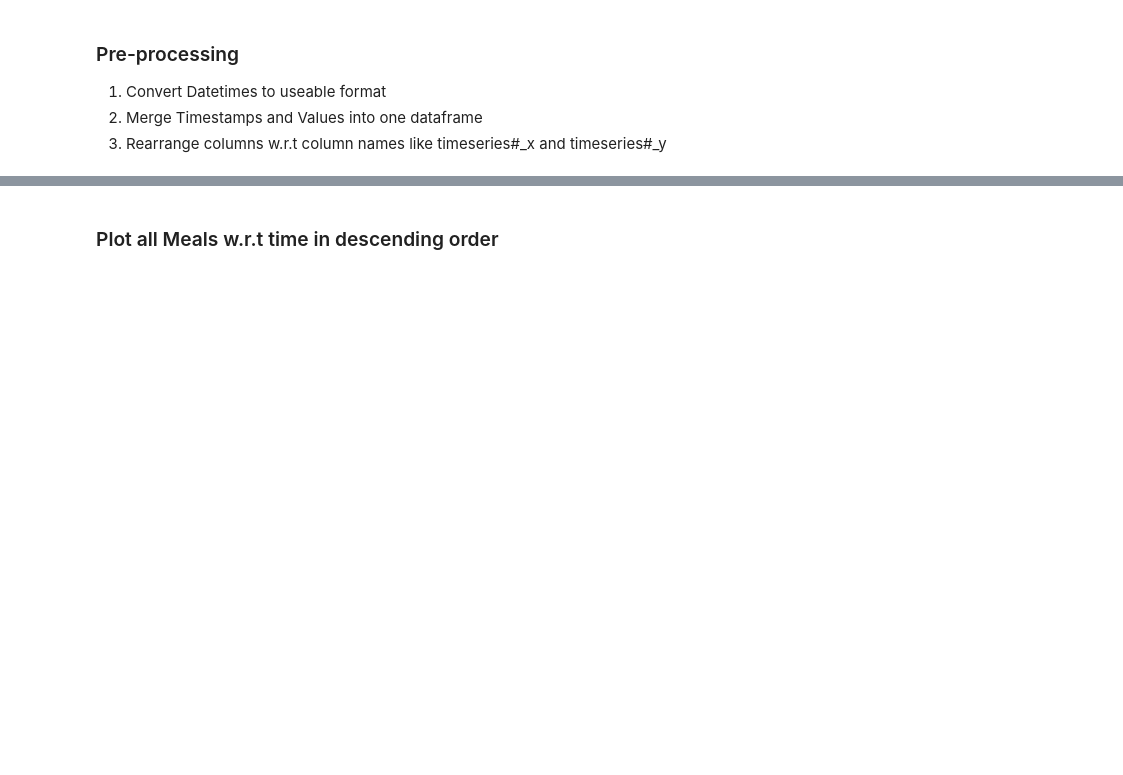
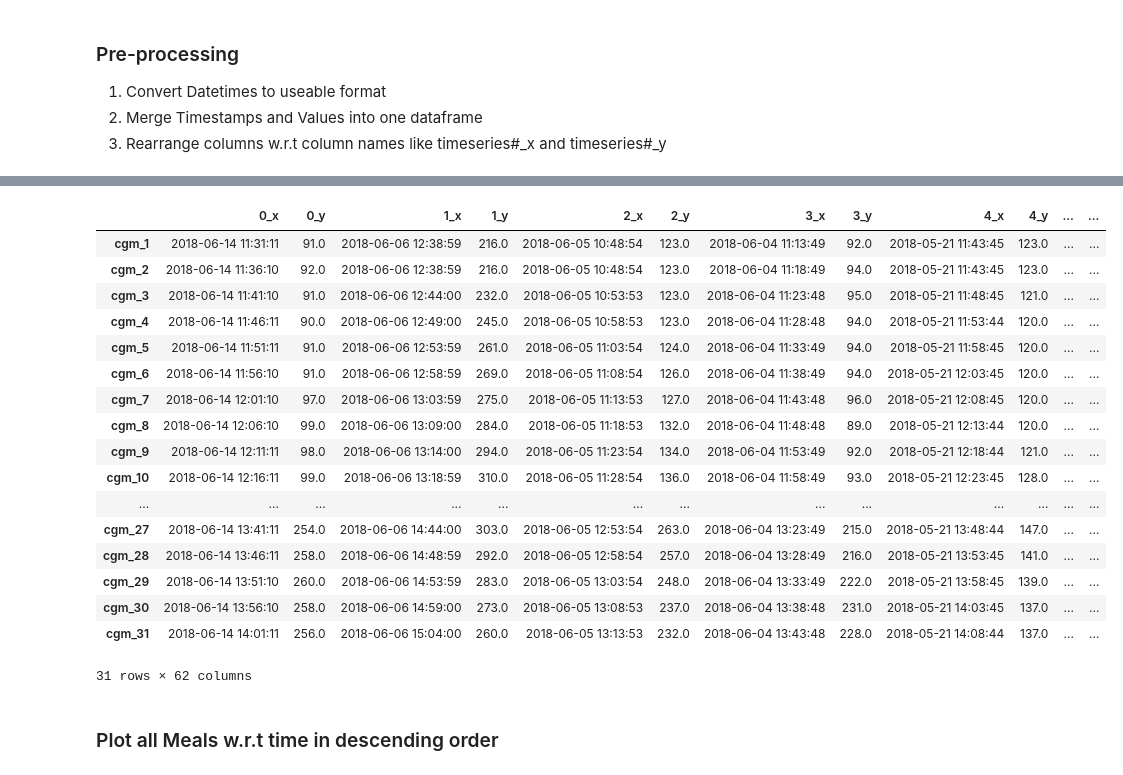
Before and after one commit to ankushtale/CSE572-HW1-CGMDataAnalysis, a Jupyter notebook: Group28_DM_Project1_CGM-OutOfRange.ipynb, the cells around one changed output, grey strips where cells are left out. Saved outputs shown, nothing was run; the diff lists cells and outputs as text; code cells hidden in the pictures; blank space fills up the shorter version.

```diff
--- a/Group28_DM_Project1_CGM-OutOfRange.ipynb
+++ b/Group28_DM_Project1_CGM-OutOfRange.ipynb
@@ -64,7 +125,27 @@ cgm_merged = cgm_merged.fillna(method='ffill', limit=2)
 # %%
 # sort timeseries
 for i in cgm_merged.columns:
     cgm_merged[i] = cgm_merged[i].values[::-1]
+cgm_merged
+# %% [output]
+|  | 0_x | 0_y | 1_x | 1_y | 2_x | 2_y | 3_x | 3_y | 4_x | 4_y | ... | ... |
+| cgm_1 | 2018-06-14 11:31:11 | 91.0 | 2018-06-06 12:38:59 | 216.0 | 2018-06-05 10:48:54 | 123.0 | 2018-06-04 11:13:49 | 92.0 | 2018-05-21 11:43:45 | 123.0 | ... | ... |
+| cgm_2 | 2018-06-14 11:36:10 | 92.0 | 2018-06-06 12:38:59 | 216.0 | 2018-06-05 10:48:54 | 123.0 | 2018-06-04 11:18:49 | 94.0 | 2018-05-21 11:43:45 | 123.0 | ... | ... |
+| cgm_3 | 2018-06-14 11:41:10 | 91.0 | 2018-06-06 12:44:00 | 232.0 | 2018-06-05 10:53:53 | 123.0 | 2018-06-04 11:23:48 | 95.0 | 2018-05-21 11:48:45 | 121.0 | ... | ... |
+| cgm_4 | 2018-06-14 11:46:11 | 90.0 | 2018-06-06 12:49:00 | 245.0 | 2018-06-05 10:58:53 | 123.0 | 2018-06-04 11:28:48 | 94.0 | 2018-05-21 11:53:44 | 120.0 | ... | ... |
+| cgm_5 | 2018-06-14 11:51:11 | 91.0 | 2018-06-06 12:53:59 | 261.0 | 2018-06-05 11:03:54 | 124.0 | 2018-06-04 11:33:49 | 94.0 | 2018-05-21 11:58:45 | 120.0 | ... | ... |
+| cgm_6 | 2018-06-14 11:56:10 | 91.0 | 2018-06-06 12:58:59 | 269.0 | 2018-06-05 11:08:54 | 126.0 | 2018-06-04 11:38:49 | 94.0 | 2018-05-21 12:03:45 | 120.0 | ... | ... |
+| cgm_7 | 2018-06-14 12:01:10 | 97.0 | 2018-06-06 13:03:59 | 275.0 | 2018-06-05 11:13:53 | 127.0 | 2018-06-04 11:43:48 | 96.0 | 2018-05-21 12:08:45 | 120.0 | ... | ... |
+| cgm_8 | 2018-06-14 12:06:10 | 99.0 | 2018-06-06 13:09:00 | 284.0 | 2018-06-05 11:18:53 | 132.0 | 2018-06-04 11:48:48 | 89.0 | 2018-05-21 12:13:44 | 120.0 | ... | ... |
+| cgm_9 | 2018-06-14 12:11:11 | 98.0 | 2018-06-06 13:14:00 | 294.0 | 2018-06-05 11:23:54 | 134.0 | 2018-06-04 11:53:49 | 92.0 | 2018-05-21 12:18:44 | 121.0 | ... | ... |
+| cgm_10 | 2018-06-14 12:16:11 | 99.0 | 2018-06-06 13:18:59 | 310.0 | 2018-06-05 11:28:54 | 136.0 | 2018-06-04 11:58:49 | 93.0 | 2018-05-21 12:23:45 | 128.0 | ... | ... |
+| ... | ... | ... | ... | ... | ... | ... | ... | ... | ... | ... | ... | ... |
+| cgm_27 | 2018-06-14 13:41:11 | 254.0 | 2018-06-06 14:44:00 | 303.0 | 2018-06-05 12:53:54 | 263.0 | 2018-06-04 13:23:49 | 215.0 | 2018-05-21 13:48:44 | 147.0 | ... | ... |
+| cgm_28 | 2018-06-14 13:46:11 | 258.0 | 2018-06-06 14:48:59 | 292.0 | 2018-06-05 12:58:54 | 257.0 | 2018-06-04 13:28:49 | 216.0 | 2018-05-21 13:53:45 | 141.0 | ... | ... |
+| cgm_29 | 2018-06-14 13:51:10 | 260.0 | 2018-06-06 14:53:59 | 283.0 | 2018-06-05 13:03:54 | 248.0 | 2018-06-04 13:33:49 | 222.0 | 2018-05-21 13:58:45 | 139.0 | ... | ... |
+| cgm_30 | 2018-06-14 13:56:10 | 258.0 | 2018-06-06 14:59:00 | 273.0 | 2018-06-05 13:08:53 | 237.0 | 2018-06-04 13:38:48 | 231.0 | 2018-05-21 14:03:45 | 137.0 | ... | ... |
+| cgm_31 | 2018-06-14 14:01:11 | 256.0 | 2018-06-06 15:04:00 | 260.0 | 2018-06-05 13:13:53 | 232.0 | 2018-06-04 13:43:48 | 228.0 | 2018-05-21 14:08:44 | 137.0 | ... | ... |
+31 rows × 62 columns
 # %%
 cgm_merged.to_csv("dm_proj1_data/intermediate_files/cgm_merged_2.csv")
 # %% [markdown]
```
Also changed, not shown: parts of 5 cells of this notebook, 29 other files.
